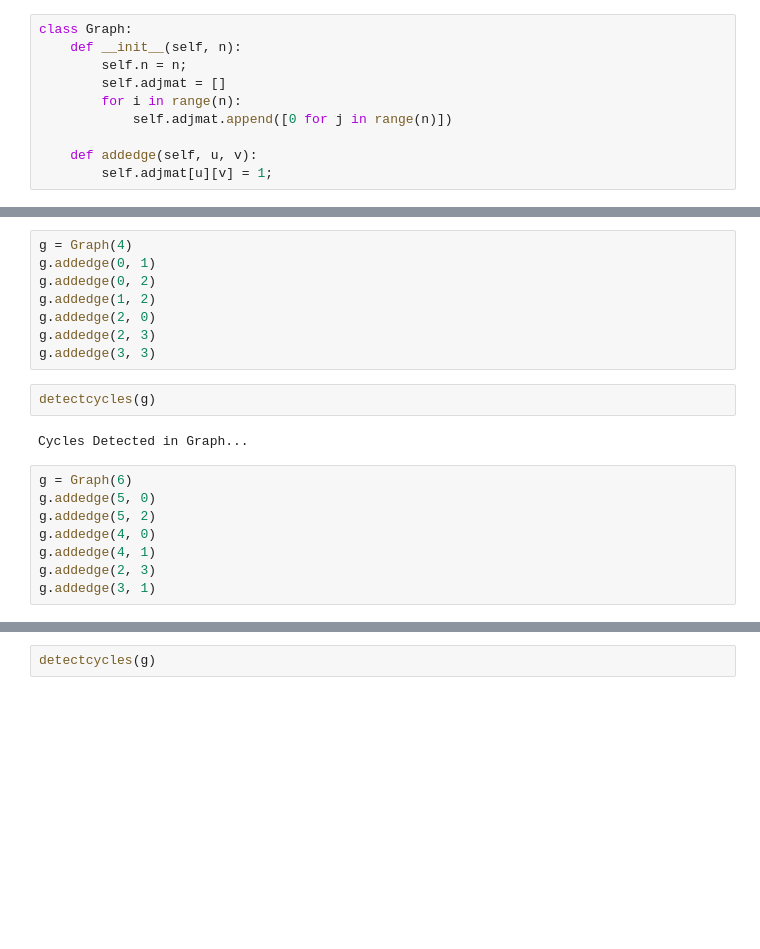
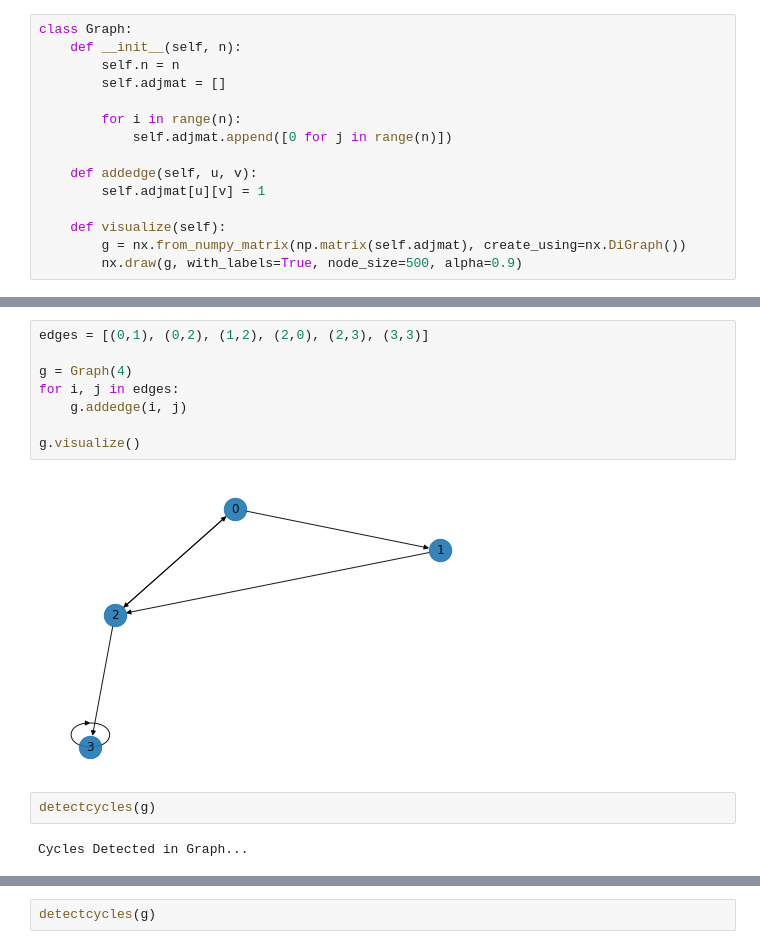
Before and after one commit to loboronan07/AI-Lab, a Jupyter notebook: Lab3/exercise2.ipynb, the cells around one changed output, grey strips where cells are left out. Drawn from its saved outputs; the diff is of its cells as text; blank space fills up the shorter version.

```diff
--- a/Lab3/exercise2.ipynb
+++ b/Lab3/exercise2.ipynb
@@ -1,13 +5,18 @@
 # %%
 class Graph:
     def __init__(self, n):
-        self.n = n;
+        self.n = n
         self.adjmat = []
+
         for i in range(n):
             self.adjmat.append([0 for j in range(n)])
 
     def addedge(self, u, v):
-        self.adjmat[u][v] = 1;
+        self.adjmat[u][v] = 1
+
+    def visualize(self):
+        g = nx.from_numpy_matrix(np.matrix(self.adjmat), create_using=nx.DiGraph())
+        nx.draw(g, with_labels=True, node_size=500, alpha=0.9)
 # %%
 def detectcycles(g):
     visited = set()
@@ -42,21 +54,15 @@ def cycle(g, v, curr, visited):
     return flag
-# %%
-g = Graph(4)
-g.addedge(0, 1)
-g.addedge(0, 2)
-g.addedge(1, 2)
-g.addedge(2, 0)
-g.addedge(2, 3)
-g.addedge(3, 3)
+# %%
+edges = [(0,1), (0,2), (1,2), (2,0), (2,3), (3,3)]
+
+g = Graph(4)
+for i, j in edges:
+    g.addedge(i, j)
+
+g.visualize()
+# %% [output]
+[figure, added]
 # %%
 detectcycles(g)
 # %% [output]
 Cycles Detected in Graph...
-# %%
-g = Graph(6)
-g.addedge(5, 0)
-g.addedge(5, 2)
-g.addedge(4, 0)
-g.addedge(4, 1)
-g.addedge(2, 3)
-g.addedge(3, 1)
```
Also changed, not shown: parts of 5 cells of this notebook, 5 other files.
